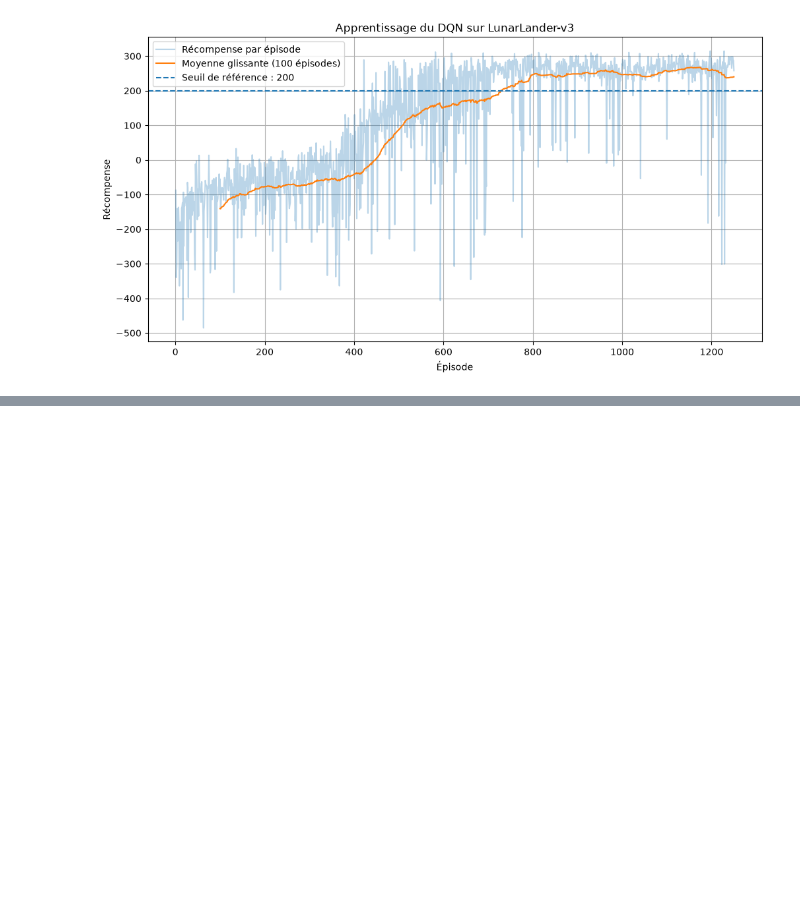
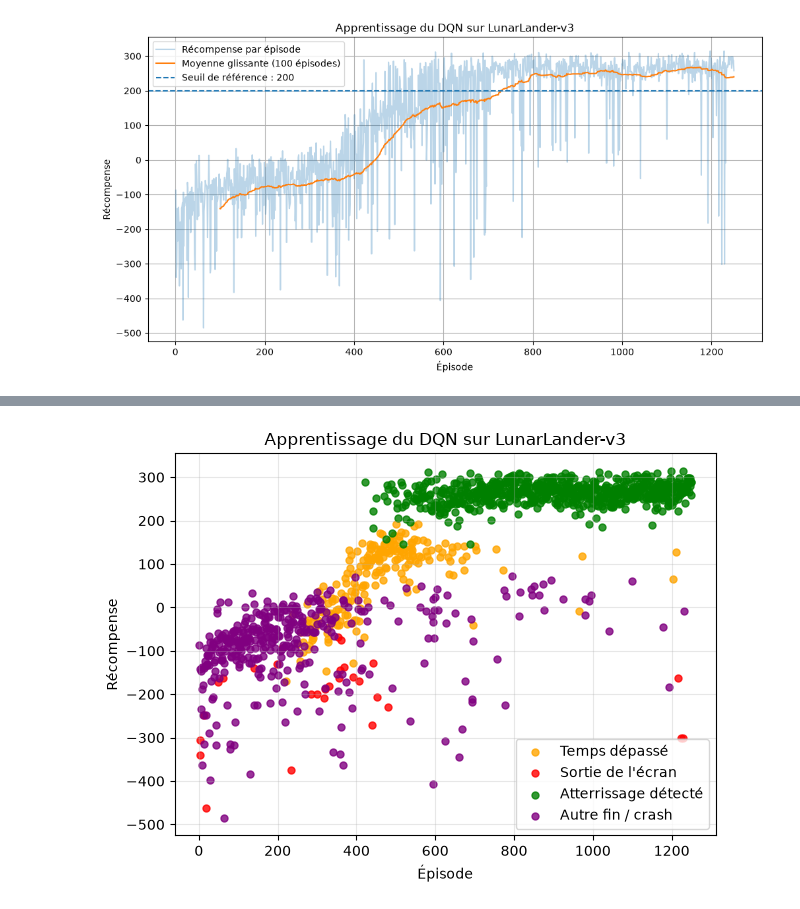
Before and after one commit to BastianHanart/Startrek, a Jupyter notebook: dqn.ipynb, the cells around one changed output, grey strips where cells are left out. Drawn from its saved outputs; the diff is of its cells as text; code cells hidden in the pictures; blank space fills up the shorter version.

```diff
--- a/dqn.ipynb
+++ b/dqn.ipynb
@@ -481,0 +544,50 @@ plt.show()
+# %%
+# Catégories de fin d'épisode
+colors = {
+    "truncated": "orange",
+    "out_of_viewport": "red",
+    "at_rest": "green",
+    "crash": "purple"
+}
+
+labels = {
+    "truncated": "Temps dépassé",
+    "out_of_viewport": "Sortie de l'écran",
+    "at_rest": "Atterrissage détecté",
+    "crash": "Autre fin / crash"
+}
+
+# Ajouter un point pour chaque épisode, selon sa fin
+for reason, color in colors.items():
+
+    x = [
+        result["episode"]
+        for result in results
+        if result["end_reason"] == reason
+    ]
+
+    y = [
+        result["reward"]
+        for result in results
+        if result["end_reason"] == reason
+    ]
+
+    if x:
+        plt.scatter(
+            x,
+            y,
+            color=color,
+            label=labels[reason],
+            s=25,
+            alpha=0.8
+        )
+
+plt.xlabel("Épisode")
+plt.ylabel("Récompense")
+plt.title("Apprentissage du DQN sur LunarLander-v3")
+plt.legend()
+plt.grid(True, alpha=0.3)
+plt.tight_layout()
+plt.show()
+# %% [output]
+[figure, added]
```
Also changed, not shown: parts of 26 cells of this notebook, 2 other files.
